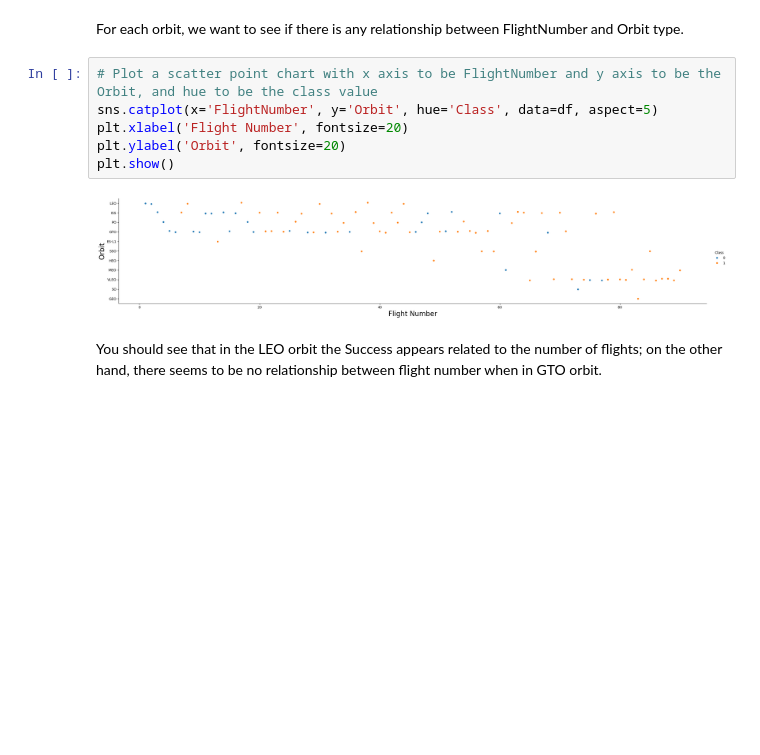
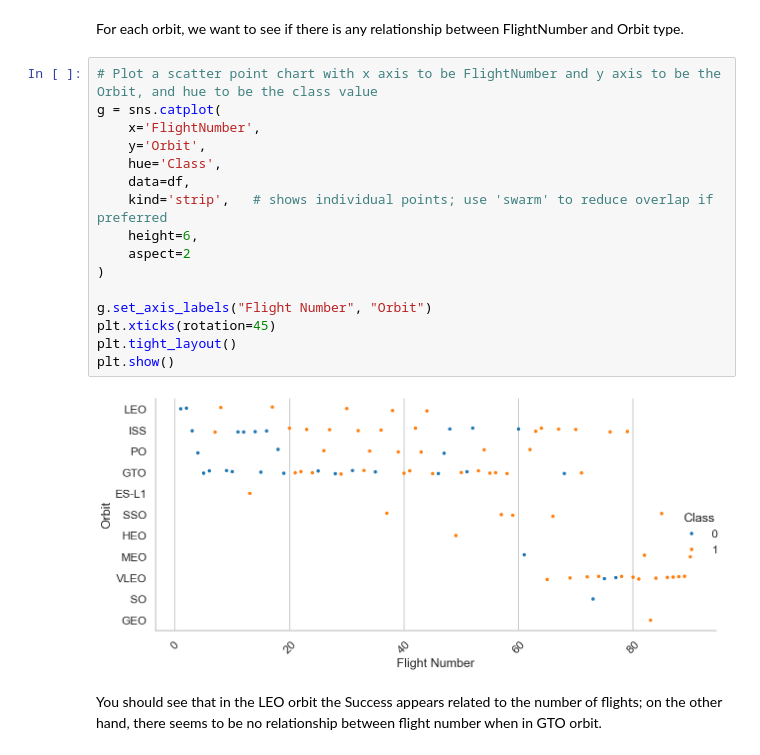
Before and after one commit to camfarrell25/IBM-Capstone-Project-CF2025, a Jupyter notebook: 5_jupyter-labs-eda-dataviz-v2.ipynb, the cells around one changed output. Cells and saved outputs as stored; diff of their text form; blank space fills up the shorter version.

```diff
--- a/5_jupyter-labs-eda-dataviz-v2.ipynb
+++ b/5_jupyter-labs-eda-dataviz-v2.ipynb
@@ -180,12 +254,22 @@ It seems that the orbit types with high success rates includes ES-L1 (100%), GEO
 For each orbit, we want to see if there is any relationship between FlightNumber and Orbit type.
 # %%
 # Plot a scatter point chart with x axis to be FlightNumber and y axis to be the Orbit, and hue to be the class value
-sns.catplot(x='FlightNumber', y='Orbit', hue='Class', data=df, aspect=5)
-plt.xlabel('Flight Number', fontsize=20)
-plt.ylabel('Orbit', fontsize=20)
+g = sns.catplot(
+    x='FlightNumber',
+    y='Orbit',
+    hue='Class',
+    data=df,
+    kind='strip',   # shows individual points; use 'swarm' to reduce overlap if preferred
+    height=6,
+    aspect=2
+)
+
+g.set_axis_labels("Flight Number", "Orbit")
+plt.xticks(rotation=45)
+plt.tight_layout()
 plt.show()
 # %% [output]
-[figure, old version]
+[figure, new version]
 # %% [markdown]
 You should see that in the LEO orbit the Success appears related to the number of flights; on the other hand, there seems to be no relationship between flight number when in GTO orbit.
 # %% [markdown]
```
Also changed, not shown: parts of 9 cells of this notebook, 5 other files.
